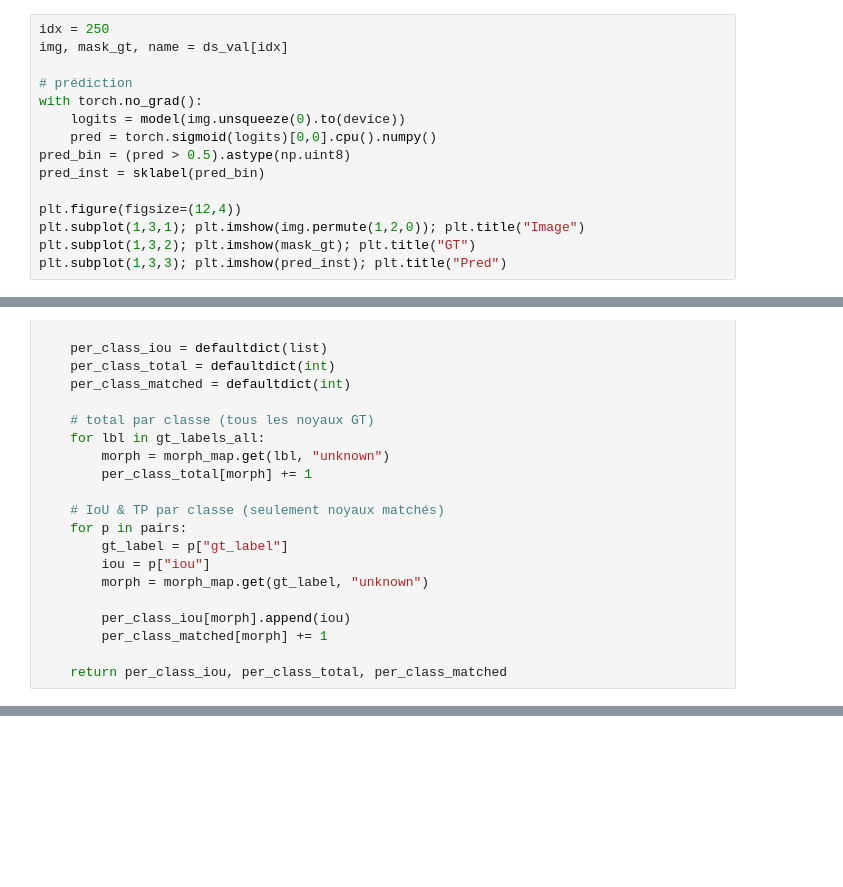
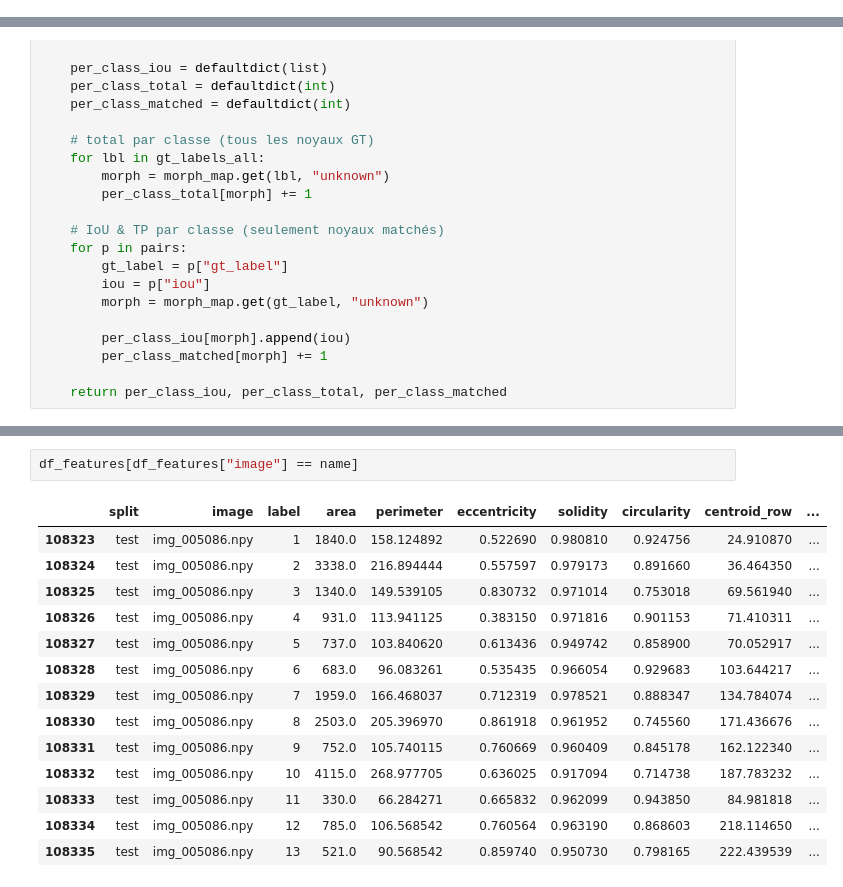
Before and after one commit to al-alec/benchmark_unet_stardist_cellpose, a Jupyter notebook: src/eval_unet_pannuke.ipynb, the cells around one changed output, grey strips where cells are left out. Drawn from its saved outputs; the diff is of its cells as text; blank space fills up the shorter version.

```diff
--- a/src/eval_unet_pannuke.ipynb
+++ b/src/eval_unet_pannuke.ipynb
@@ -386,15 +297,0 @@ len(ds_val)
-# %%
-idx = 250
-img, mask_gt, name = ds_val[idx]
-
-# prédiction
-with torch.no_grad():
-    logits = model(img.unsqueeze(0).to(device))
-    pred = torch.sigmoid(logits)[0,0].cpu().numpy()
-pred_bin = (pred > 0.5).astype(np.uint8)
-pred_inst = sklabel(pred_bin)
-
-plt.figure(figsize=(12,4))
-plt.subplot(1,3,1); plt.imshow(img.permute(1,2,0)); plt.title("Image")
-plt.subplot(1,3,2); plt.imshow(mask_gt); plt.title("GT")
-plt.subplot(1,3,3); plt.imshow(pred_inst); plt.title("Pred")
@@ -595,0 +515,17 @@ unknown     mean_iou=0.819  std=0.117  TP=41857  GT=58120  coverage=0.720
+# %%
+df_features[df_features["image"] == name]
+# %% [output]
+|  | split | image | label | area | perimeter | eccentricity | solidity | circularity | centroid_row | ... |
+| 108323 | test | img_005086.npy | 1 | 1840.0 | 158.124892 | 0.522690 | 0.980810 | 0.924756 | 24.910870 | ... |
+| 108324 | test | img_005086.npy | 2 | 3338.0 | 216.894444 | 0.557597 | 0.979173 | 0.891660 | 36.464350 | ... |
+| 108325 | test | img_005086.npy | 3 | 1340.0 | 149.539105 | 0.830732 | 0.971014 | 0.753018 | 69.561940 | ... |
+| 108326 | test | img_005086.npy | 4 | 931.0 | 113.941125 | 0.383150 | 0.971816 | 0.901153 | 71.410311 | ... |
+| 108327 | test | img_005086.npy | 5 | 737.0 | 103.840620 | 0.613436 | 0.949742 | 0.858900 | 70.052917 | ... |
+| 108328 | test | img_005086.npy | 6 | 683.0 | 96.083261 | 0.535435 | 0.966054 | 0.929683 | 103.644217 | ... |
+| 108329 | test | img_005086.npy | 7 | 1959.0 | 166.468037 | 0.712319 | 0.978521 | 0.888347 | 134.784074 | ... |
+| 108330 | test | img_005086.npy | 8 | 2503.0 | 205.396970 | 0.861918 | 0.961952 | 0.745560 | 171.436676 | ... |
+| 108331 | test | img_005086.npy | 9 | 752.0 | 105.740115 | 0.760669 | 0.960409 | 0.845178 | 162.122340 | ... |
+| 108332 | test | img_005086.npy | 10 | 4115.0 | 268.977705 | 0.636025 | 0.917094 | 0.714738 | 187.783232 | ... |
+| 108333 | test | img_005086.npy | 11 | 330.0 | 66.284271 | 0.665832 | 0.962099 | 0.943850 | 84.981818 | ... |
+| 108334 | test | img_005086.npy | 12 | 785.0 | 106.568542 | 0.760564 | 0.963190 | 0.868603 | 218.114650 | ... |
+| 108335 | test | img_005086.npy | 13 | 521.0 | 90.568542 | 0.859740 | 0.950730 | 0.798165 | 222.439539 | ... |
```
Also changed, not shown: parts of 17 cells of this notebook, 2 other files.
